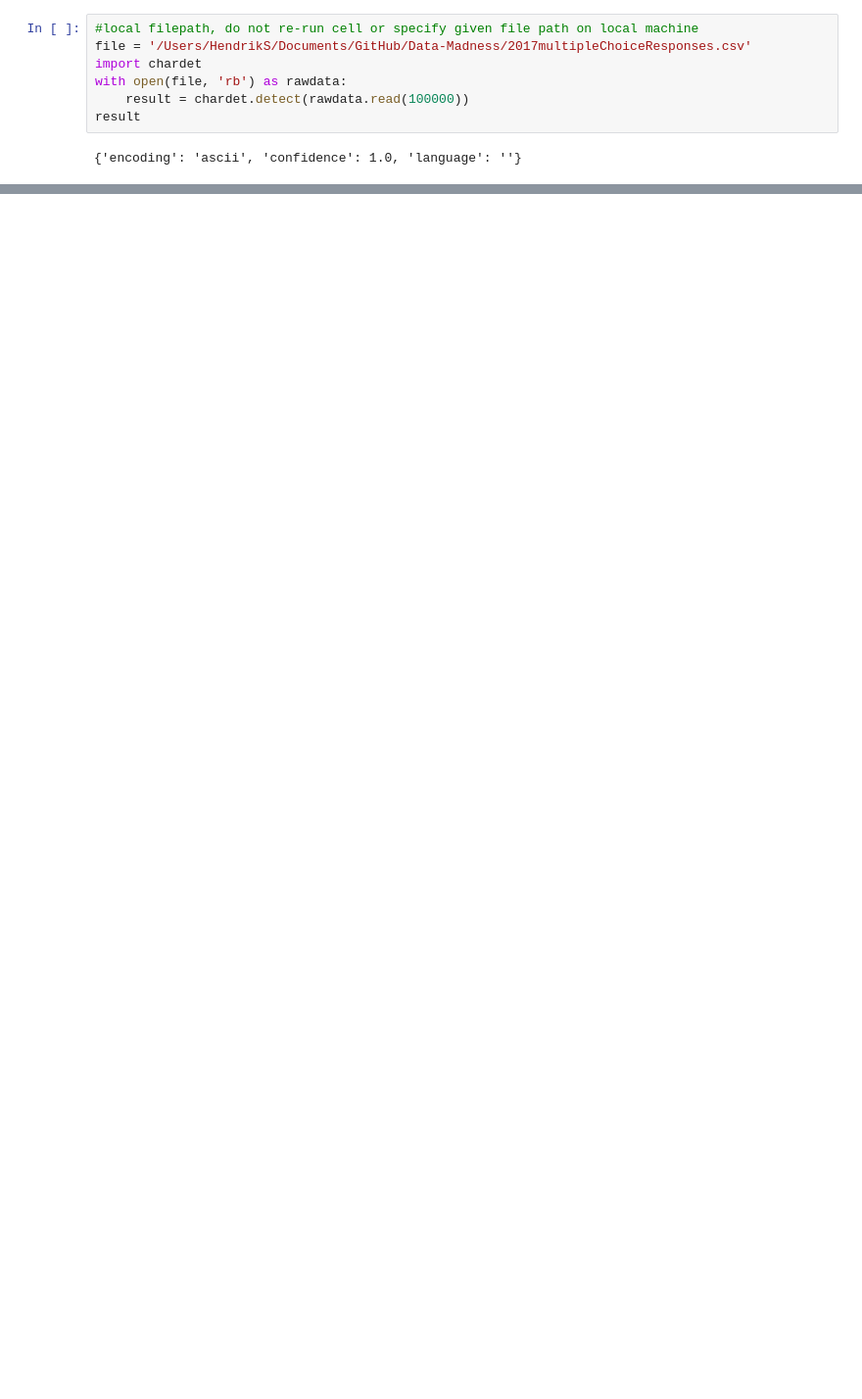
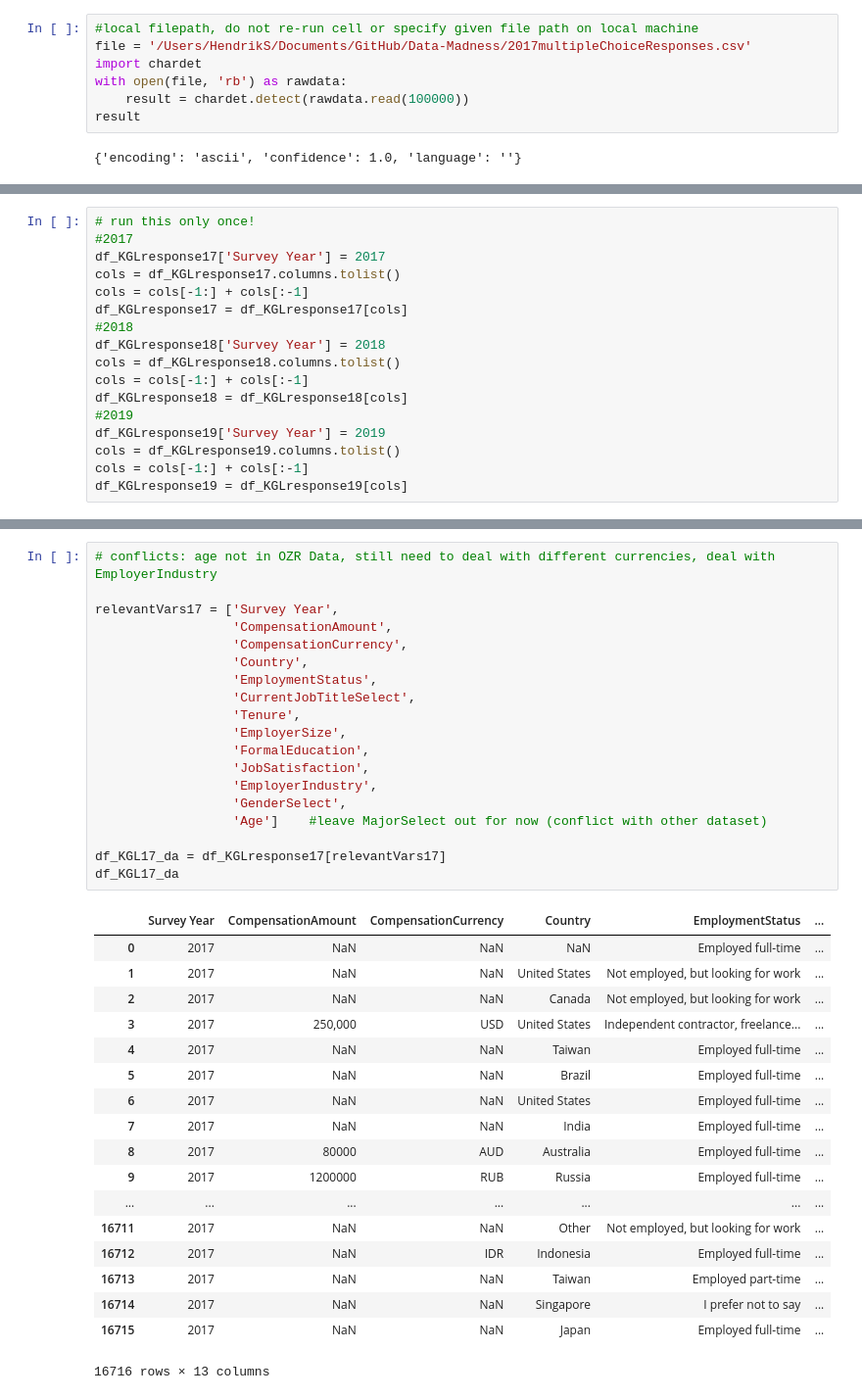
Before and after one commit to hendrikbaacke/Data-Madness, a Jupyter notebook: Income_and_Living_Prices__Data_Madness.ipynb, the cells around one changed output, grey strips where cells are left out. Shown: that part at 98% size. Saved outputs shown, nothing was run; the diff lists cells and outputs as text; blank space fills up the shorter version.

```diff
--- a/Income_and_Living_Prices__Data_Madness.ipynb
+++ b/Income_and_Living_Prices__Data_Madness.ipynb
@@ -38,0 +71,17 @@ AttributeError: 'DataFrame' object has no attribute 'groubby'
+# %%
+# run this only once!
+#2017
+df_KGLresponse17['Survey Year'] = 2017
+cols = df_KGLresponse17.columns.tolist()
+cols = cols[-1:] + cols[:-1]
+df_KGLresponse17 = df_KGLresponse17[cols]
+#2018
+df_KGLresponse18['Survey Year'] = 2018
+cols = df_KGLresponse18.columns.tolist()
+cols = cols[-1:] + cols[:-1]
+df_KGLresponse18 = df_KGLresponse18[cols]
+#2019
+df_KGLresponse19['Survey Year'] = 2019
+cols = df_KGLresponse19.columns.tolist()
+cols = cols[-1:] + cols[:-1]
+df_KGLresponse19 = df_KGLresponse19[cols]
@@ -38,0 +194,38 @@ AttributeError: 'DataFrame' object has no attribute 'groubby'
+# %%
+# conflicts: age not in OZR Data, still need to deal with different currencies, deal with EmployerIndustry
+
+relevantVars17 = ['Survey Year',
+                  'CompensationAmount',
+                  'CompensationCurrency',
+                  'Country',
+                  'EmploymentStatus',
+                  'CurrentJobTitleSelect',
+                  'Tenure',
+                  'EmployerSize',
+                  'FormalEducation',
+                  'JobSatisfaction',
+                  'EmployerIndustry',
+                  'GenderSelect',
+                  'Age']    #leave MajorSelect out for now (conflict with other dataset)
+
+df_KGL17_da = df_KGLresponse17[relevantVars17]
+df_KGL17_da
+# %% [output]
+|  | Survey Year | CompensationAmount | CompensationCurrency | Country | EmploymentStatus | ... |
+| 0 | 2017 | NaN | NaN | NaN | Employed full-time | ... |
+| 1 | 2017 | NaN | NaN | United States | Not employed, but looking for work | ... |
+| 2 | 2017 | NaN | NaN | Canada | Not employed, but looking for work | ... |
+| 3 | 2017 | 250,000 | USD | United States | Independent contractor, freelance... | ... |
+| 4 | 2017 | NaN | NaN | Taiwan | Employed full-time | ... |
+| 5 | 2017 | NaN | NaN | Brazil | Employed full-time | ... |
+| 6 | 2017 | NaN | NaN | United States | Employed full-time | ... |
+| 7 | 2017 | NaN | NaN | India | Employed full-time | ... |
+| 8 | 2017 | 80000 | AUD | Australia | Employed full-time | ... |
+| 9 | 2017 | 1200000 | RUB | Russia | Employed full-time | ... |
+| ... | ... | ... | ... | ... | ... | ... |
+| 16711 | 2017 | NaN | NaN | Other | Not employed, but looking for work | ... |
+| 16712 | 2017 | NaN | IDR | Indonesia | Employed full-time | ... |
+| 16713 | 2017 | NaN | NaN | Taiwan | Employed part-time | ... |
+| 16714 | 2017 | NaN | NaN | Singapore | I prefer not to say | ... |
+| 16715 | 2017 | NaN | NaN | Japan | Employed full-time | ... |
+16716 rows × 13 columns
```
Also changed, not shown: parts of 43 cells of this notebook, 2 other files.
